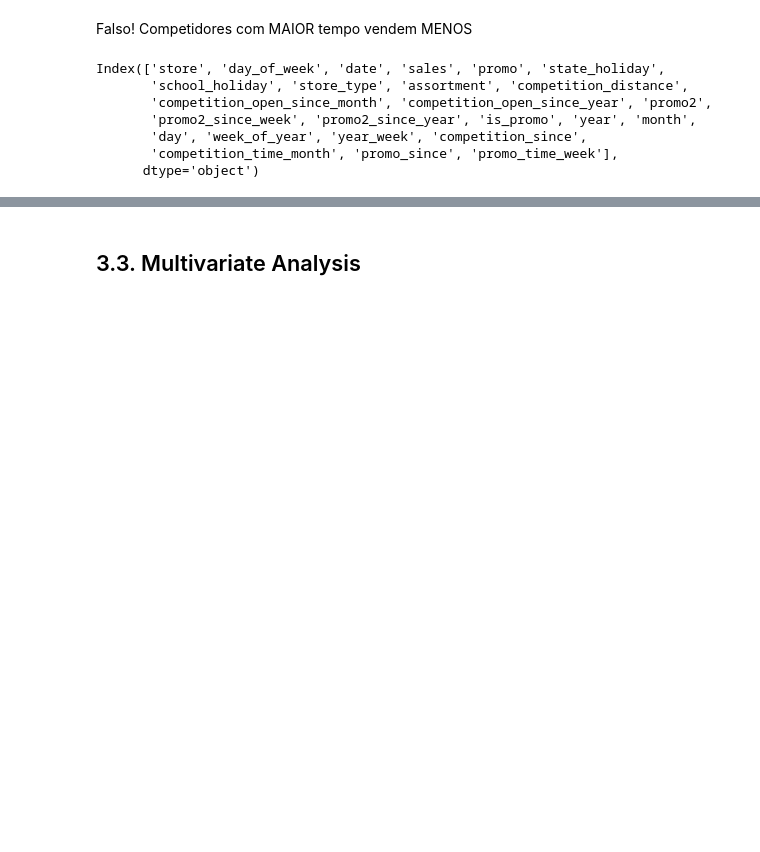
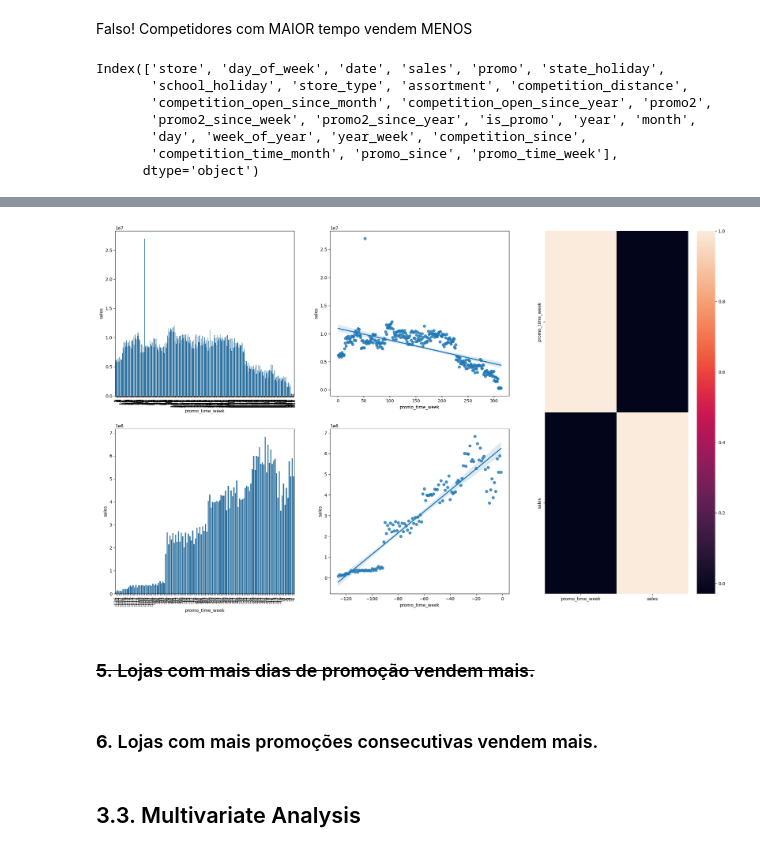
Before and after one commit to jessicannunes/Previsao_vendas_LojasRossmann, a Jupyter notebook: notbooks/m04_vd01_store_sales_prediction.ipynb, the cells around one changed output, grey strips where cells are left out. Saved outputs shown, nothing was run; the diff lists cells and outputs as text; code cells hidden in the pictures; blank space fills up the shorter version.

```diff
--- a/notbooks/m04_vd01_store_sales_prediction.ipynb
+++ b/notbooks/m04_vd01_store_sales_prediction.ipynb
@@ -710,0 +724,31 @@ TypeError: _AxesBase.get_ylim() takes 1 positional argument but 3 were given
+# %%
+plt.figure(figsize=(25,15))
+
+aux1 = df4[['promo_time_week', 'sales' ]].groupby('promo_time_week').sum().reset_index()
+
+grid = GridSpec(2,3)
+
+plt.subplot( grid[0,0] )
+aux2 = aux1[aux1['promo_time_week'] > 0] # promoção extendida
+sns.barplot(x='promo_time_week', y='sales', data=aux2);
+plt.xticks(rotation=90);
+
+plt.subplot( grid[0,1] )
+sns.regplot(x='promo_time_week', y='sales', data=aux2)
+
+plt.subplot( grid[1,0] )
+aux3 = aux1[aux1['promo_time_week'] < 0] # promoção regular
+sns.barplot(x='promo_time_week', y='sales', data=aux3);
+plt.xticks(rotation=90);
+
+plt.subplot( grid[1,1] )
+sns.regplot(x='promo_time_week', y='sales', data=aux3);
+
+plt.subplot( grid[:,2] )
+sns.heatmap(aux1.corr(method='pearson'));
+# %% [output]
+[figure, added]
+# %% [markdown]
+### <s> **5.** Lojas com mais dias de promoção vendem mais. </s>
+# %% [markdown]
+### **6.** Lojas com mais promoções consecutivas vendem mais.
```
Also changed, not shown: parts of 7 cells of this notebook.
